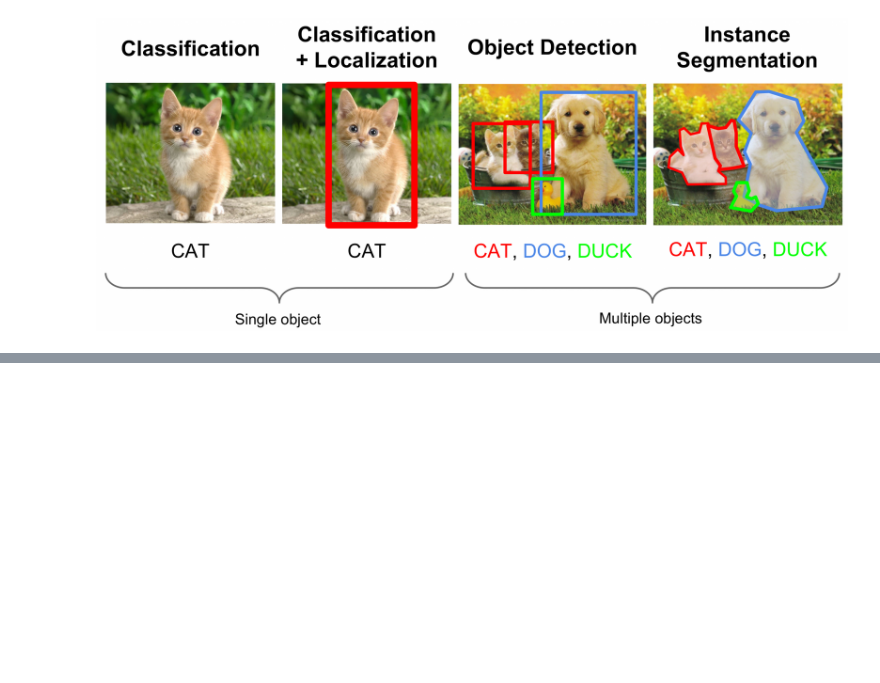
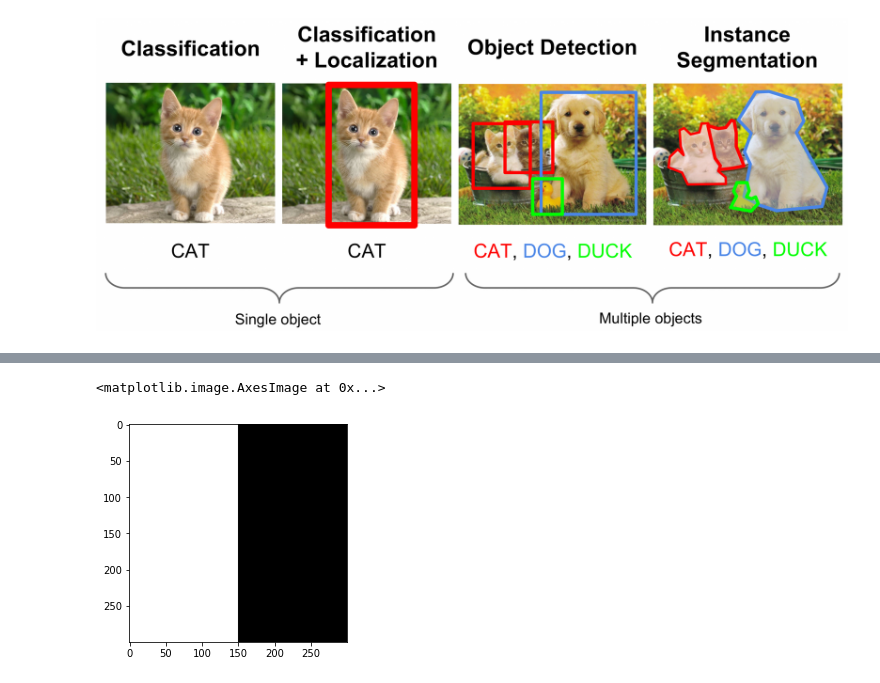
Before and after one commit to sriram7797/Computer-Vision, a Jupyter notebook: CNN Basics.ipynb, the cells around one changed output, grey strips where cells are left out. Cells and saved outputs as stored; diff of their text form; code cells hidden in the pictures; blank space fills up the shorter version.

```diff
--- a/CNN Basics.ipynb
+++ b/CNN Basics.ipynb
@@ -20,0 +54,6 @@
+# %%
+img_height = 300
+img_width = 300
+# %%
+img = np.zeros((img_height,img_width),dtype=int)
+img
@@ -20,0 +68,2 @@
+# %%
+img[:,:img_width//2] = 1
@@ -20,0 +80,5 @@
+# %%
+plt.imshow(img,cmap=plt.cm.gray)
+# %% [output]
+<matplotlib.image.AxesImage at 0x...>
+[figure, added]
```
Also changed, not shown: parts of 48 cells of this notebook.
